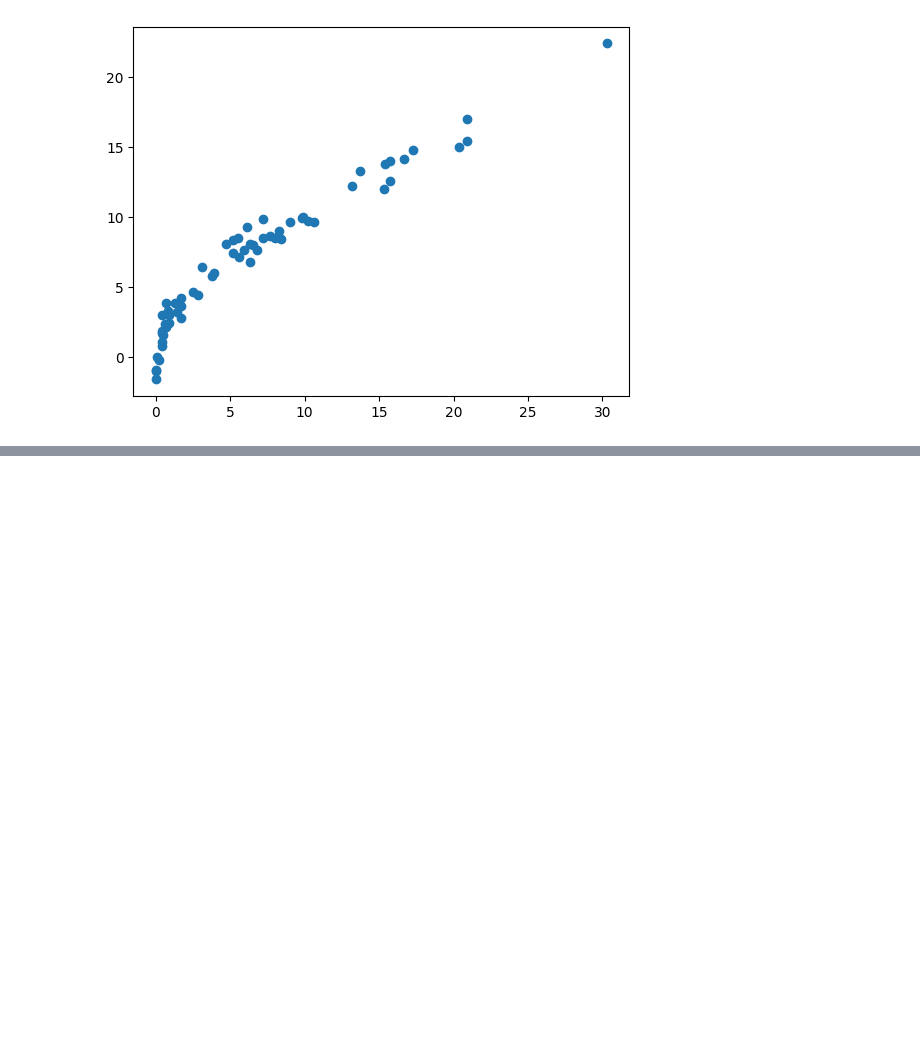
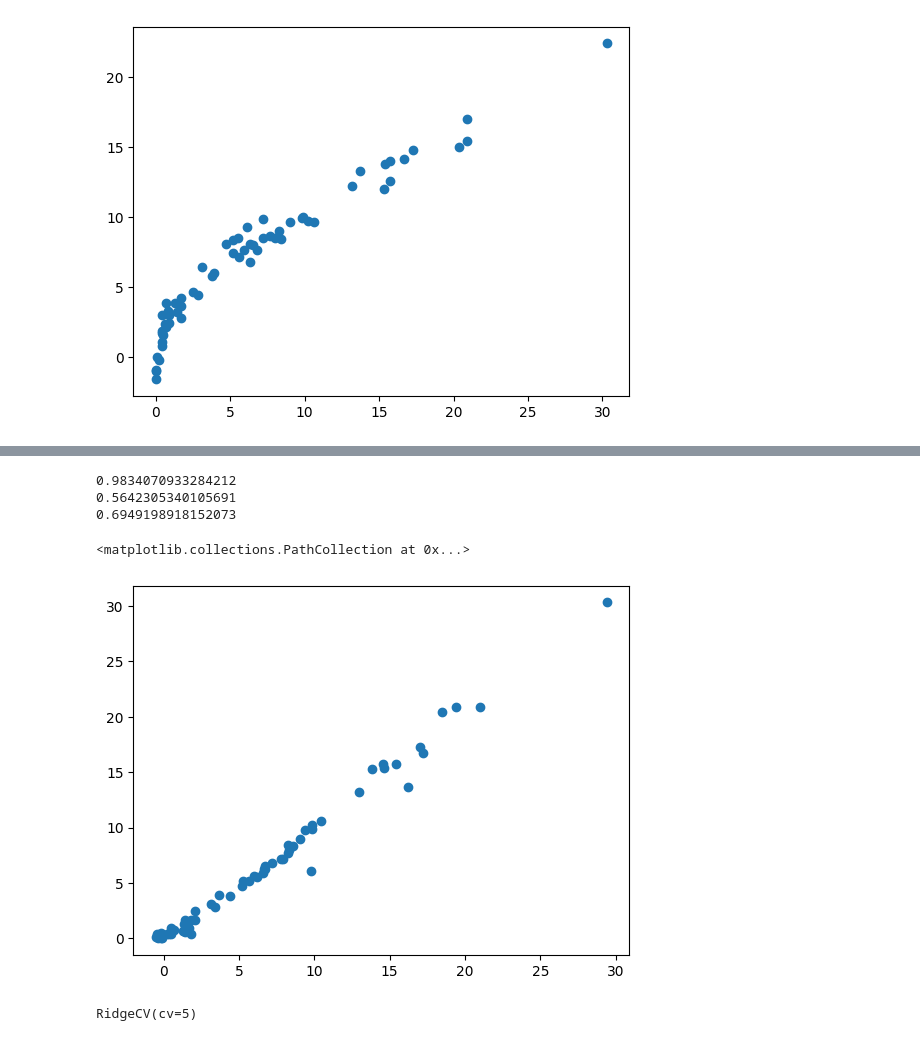
Before and after one commit to Shreyans3700/ML_Basics, a Jupyter notebook: RidgeAndLassoRegression/Codes/feature_selection.ipynb, the cells around one changed output, grey strips where cells are left out. Saved outputs shown, nothing was run; the diff lists cells and outputs as text; code cells hidden in the pictures; blank space fills up the shorter version.

Commit message:
Multiple Linear Regression on a sample dataset.

```diff
--- a/RidgeAndLassoRegression/Codes/feature_selection.ipynb
+++ b/RidgeAndLassoRegression/Codes/feature_selection.ipynb
@@ -217,0 +239,20 @@ plt.scatter(y_test, y_pred)
+# %%
+from sklearn.linear_model import RidgeCV
+
+ridge_cv = RidgeCV(cv=5)
+ridge_cv.fit(X_train_norm, y_train)
+ridge_pred = ridge_cv.predict(X_test_norm)
+print(r2_score(ridge_pred, y_test))
+print(mean_absolute_error(ridge_pred, y_test))
+print(mean_squared_error(ridge_pred, y_test))
+plt.scatter(ridge_pred, y_test)
+# %% [output]
+0.9834070933284212
+0.5642305340105691
+0.6949198918152073
+<matplotlib.collections.PathCollection at 0x...>
+[figure, added]
+# %%
+ridge_cv
+# %% [output]
+RidgeCV(cv=5)
```
Also changed, not shown: parts of 3 cells of this notebook, 4 other files.
